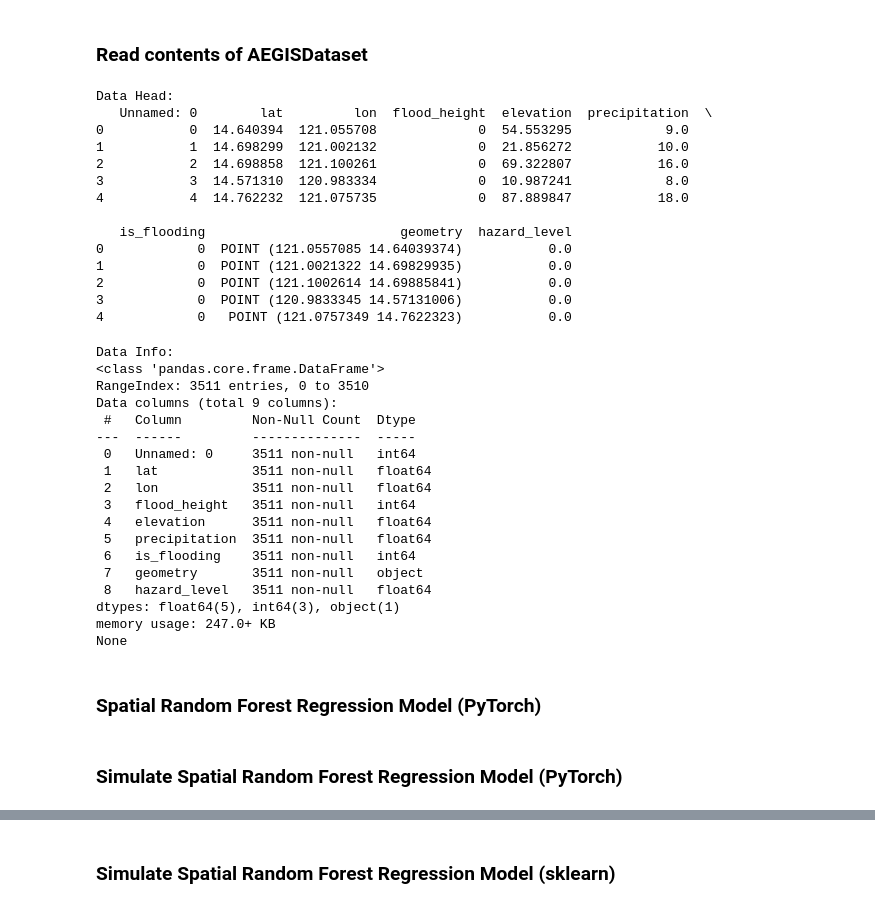
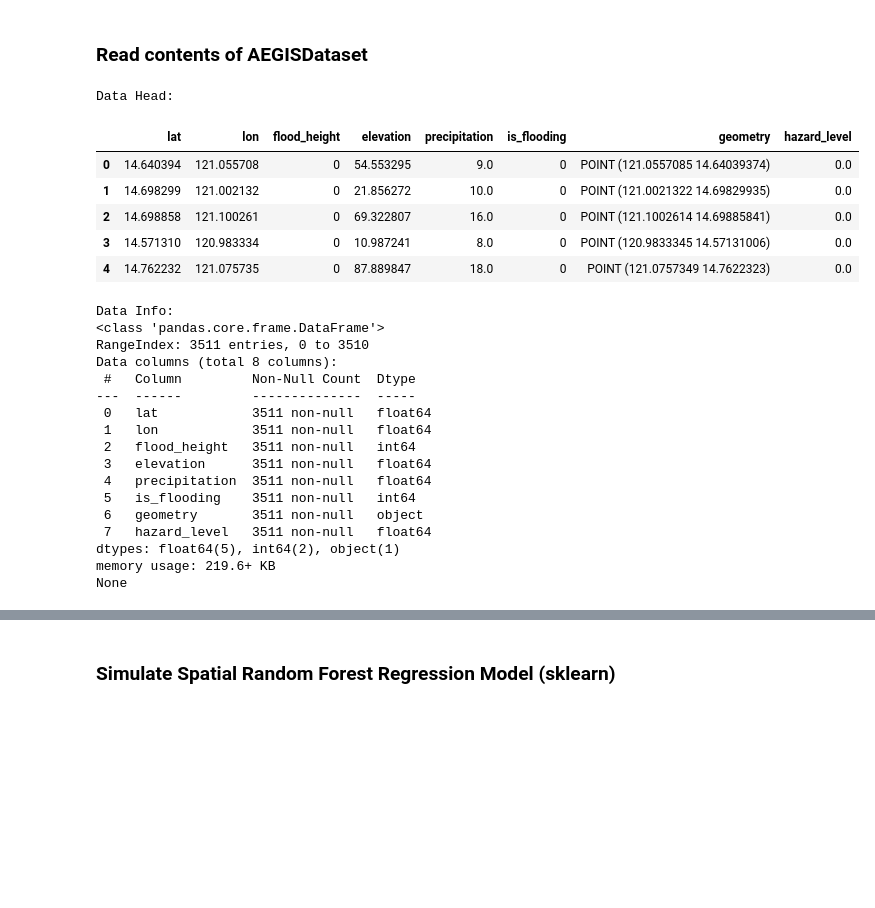
Before and after one commit to Nick-Miras/JeepneyRerouting, a Jupyter notebook: notebooks/spatial_random_forest.ipynb, the cells around one changed output, grey strips where cells are left out. Drawn from its saved outputs; the diff is of its cells as text; code cells hidden in the pictures; blank space fills up the shorter version.

```diff
--- a/notebooks/spatial_random_forest.ipynb
+++ b/notebooks/spatial_random_forest.ipynb
@@ -27,44 +18,34 @@ data = pd.read_csv('../aegis_flood_data/AEGISDataset_SJOIN_merged_cleaned.csv')
 # %%
 # Display the first few rows of the DataFrame
 print("Data Head:")
-print(data.head())
+df.head()
 # %% [output]
 Data Head:
-   Unnamed: 0        lat         lon  flood_height  elevation  precipitation  \
-0           0  14.640394  121.055708             0  54.553295            9.0
-1           1  14.698299  121.002132             0  21.856272           10.0
-2           2  14.698858  121.100261             0  69.322807           16.0
-3           3  14.571310  120.983334             0  10.987241            8.0
-4           4  14.762232  121.075735             0  87.889847           18.0
-
-   is_flooding                         geometry  hazard_level
-0            0  POINT (121.0557085 14.64039374)           0.0
-1            0  POINT (121.0021322 14.69829935)           0.0
-2            0  POINT (121.1002614 14.69885841)           0.0
-3            0  POINT (120.9833345 14.57131006)           0.0
-4            0   POINT (121.0757349 14.7622323)           0.0
+|  | lat | lon | flood_height | elevation | precipitation | is_flooding | geometry | hazard_level |
+| 0 | 14.640394 | 121.055708 | 0 | 54.553295 | 9.0 | 0 | POINT (121.0557085 14.64039374) | 0.0 |
+| 1 | 14.698299 | 121.002132 | 0 | 21.856272 | 10.0 | 0 | POINT (121.0021322 14.69829935) | 0.0 |
+| 2 | 14.698858 | 121.100261 | 0 | 69.322807 | 16.0 | 0 | POINT (121.1002614 14.69885841) | 0.0 |
+| 3 | 14.571310 | 120.983334 | 0 | 10.987241 | 8.0 | 0 | POINT (120.9833345 14.57131006) | 0.0 |
+| 4 | 14.762232 | 121.075735 | 0 | 87.889847 | 18.0 | 0 | POINT (121.0757349 14.7622323) | 0.0 |
 # %%
 # Display information on about the DataFrame
 print("\nData Info:")
-print(data.info())
+print(df.info())
 # %% [output]
 Data Info:
 <class 'pandas.core.frame.DataFrame'>
 RangeIndex: 3511 entries, 0 to 3510
-Data columns (total 9 columns):
+Data columns (total 8 columns):
  #   Column         Non-Null Count  Dtype
 ---  ------         --------------  -----
- 0   Unnamed: 0     3511 non-null   int64
- 1   lat            3511 non-null   float64
- 2   lon            3511 non-null   float64
- 3   flood_height   3511 non-null   int64
- 4   elevation      3511 non-null   float64
- 5   precipitation  3511 non-null   float64
- 6   is_flooding    3511 non-null   int64
- 7   geometry       3511 non-null   object
- 8   hazard_level   3511 non-null   float64
-dtypes: float64(5), int64(3), object(1)
-memory usage: 247.0+ KB
+ 0   lat            3511 non-null   float64
+ 1   lon            3511 non-null   float64
+ 2   flood_height   3511 non-null   int64
+ 3   elevation      3511 non-null   float64
+ 4   precipitation  3511 non-null   float64
+ 5   is_flooding    3511 non-null   int64
+ 6   geometry       3511 non-null   object
+ 7   hazard_level   3511 non-null   float64
+dtypes: float64(5), int64(2), object(1)
+memory usage: 219.6+ KB
 None
-# %% [markdown]
-### Spatial Random Forest Regression Model (PyTorch)
@@ -87,2 +51,0 @@ class SpatialRandomForest(nn.Module):
-# %% [markdown]
-### Simulate Spatial Random Forest Regression Model (PyTorch)
```
Also changed, not shown: parts of 21 cells of this notebook.
